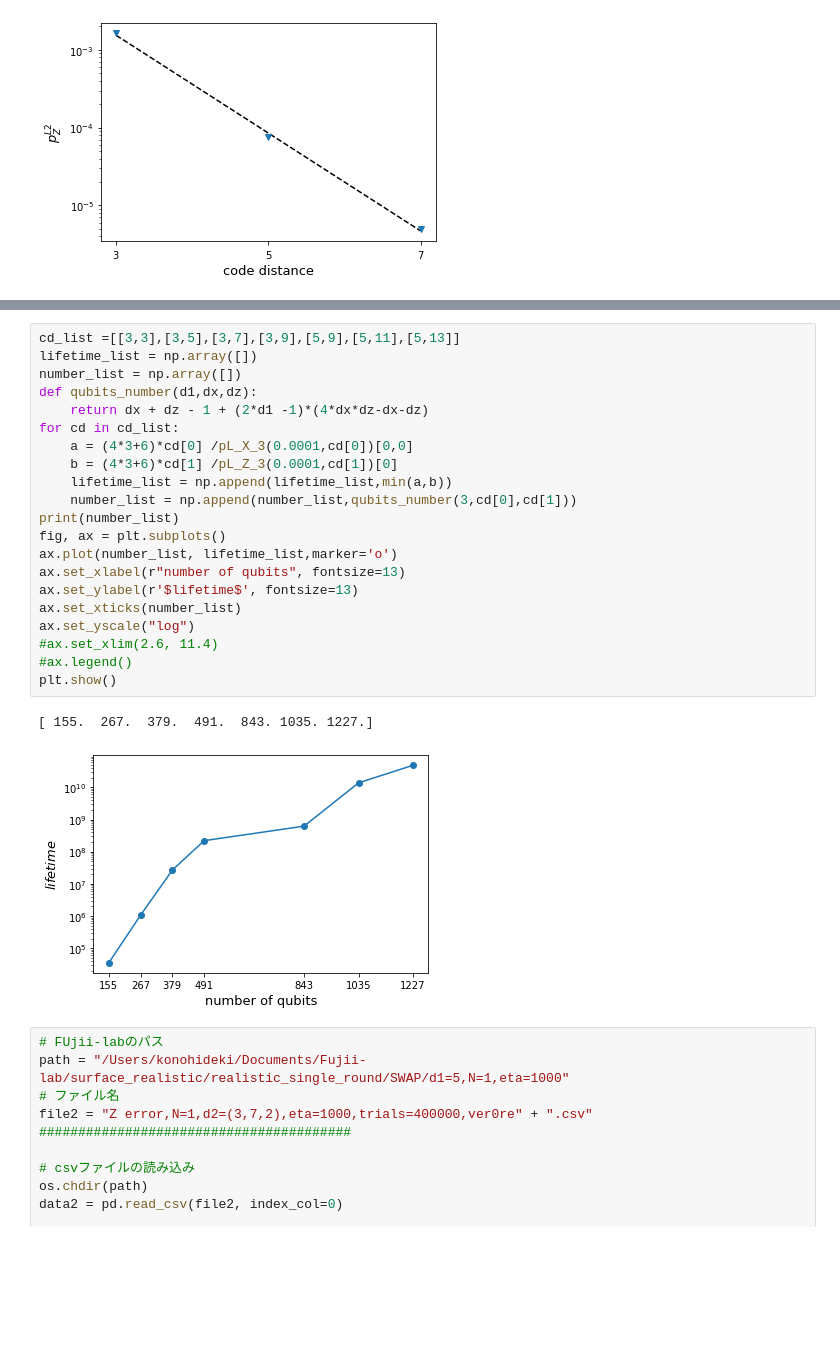
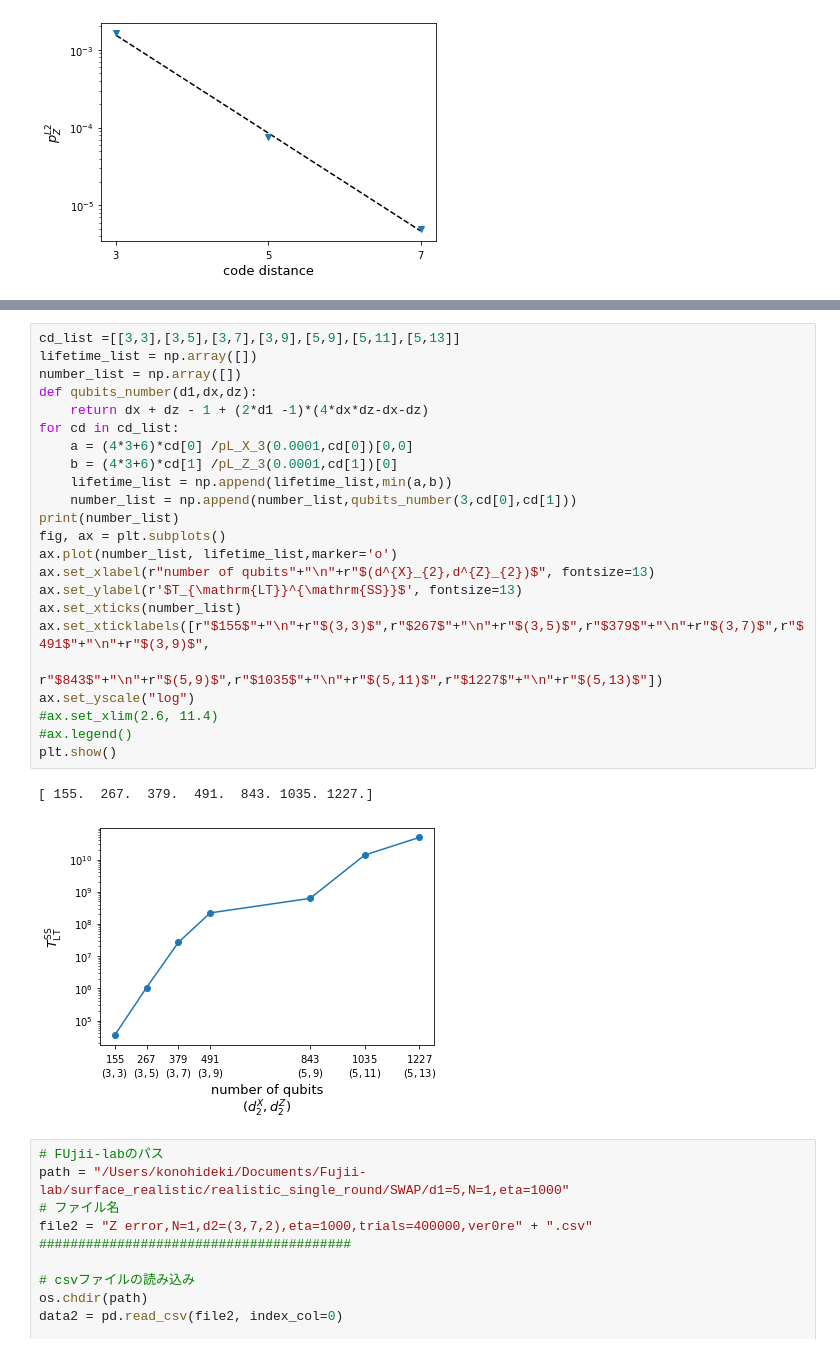
Before and after one commit to kono0924/Fujii-lab, a Jupyter notebook: surface_realistic/realistic_single_round/SWAP/csv_view.ipynb, the cells around one changed output, grey strips where cells are left out. Cells and saved outputs as stored; diff of their text form; blank space fills up the shorter version.

```diff
--- a/surface_realistic/realistic_single_round/SWAP/csv_view.ipynb
+++ b/surface_realistic/realistic_single_round/SWAP/csv_view.ipynb
@@ -1131,27 +1131,29 @@ plt.show()
 # %%
 cd_list =[[3,3],[3,5],[3,7],[3,9],[5,9],[5,11],[5,13]]
 lifetime_list = np.array([])
 number_list = np.array([])
 def qubits_number(d1,dx,dz):
     return dx + dz - 1 + (2*d1 -1)*(4*dx*dz-dx-dz)
 for cd in cd_list:
     a = (4*3+6)*cd[0] /pL_X_3(0.0001,cd[0])[0,0]
     b = (4*3+6)*cd[1] /pL_Z_3(0.0001,cd[1])[0]
     lifetime_list = np.append(lifetime_list,min(a,b))
     number_list = np.append(number_list,qubits_number(3,cd[0],cd[1]))
 print(number_list)
 fig, ax = plt.subplots()
 ax.plot(number_list, lifetime_list,marker='o')
-ax.set_xlabel(r"number of qubits", fontsize=13)
-ax.set_ylabel(r'$lifetime$', fontsize=13)
+ax.set_xlabel(r"number of qubits"+"\n"+r"$(d^{X}_{2},d^{Z}_{2})$", fontsize=13)
+ax.set_ylabel(r'$T_{\mathrm{LT}}^{\mathrm{SS}}$', fontsize=13)
 ax.set_xticks(number_list)
+ax.set_xticklabels([r"$155$"+"\n"+r"$(3,3)$",r"$267$"+"\n"+r"$(3,5)$",r"$379$"+"\n"+r"$(3,7)$",r"$491$"+"\n"+r"$(3,9)$",
+                    r"$843$"+"\n"+r"$(5,9)$",r"$1035$"+"\n"+r"$(5,11)$",r"$1227$"+"\n"+r"$(5,13)$"])
 ax.set_yscale("log")
 #ax.set_xlim(2.6, 11.4)
 #ax.legend()
 plt.show()
 # %% [output]
 [ 155.  267.  379.  491.  843. 1035. 1227.]
-[figure, old version]
+[figure, new version]
 # %%
 # FUjii-labのパス
 path = "/Users/konohideki/Documents/Fujii-lab/surface_realistic/realistic_single_round/SWAP/d1=5,N=1,eta=1000"
```
Also changed, not shown: parts of 7 cells of this notebook, 3 other files.
